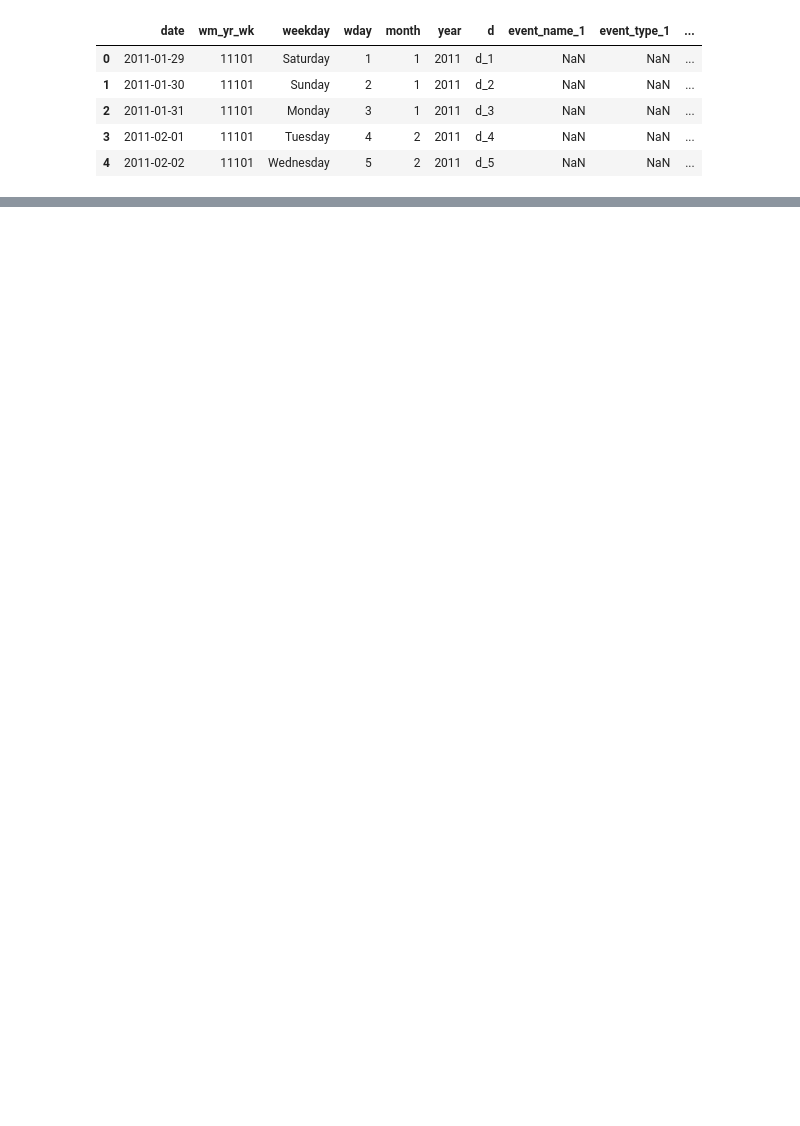
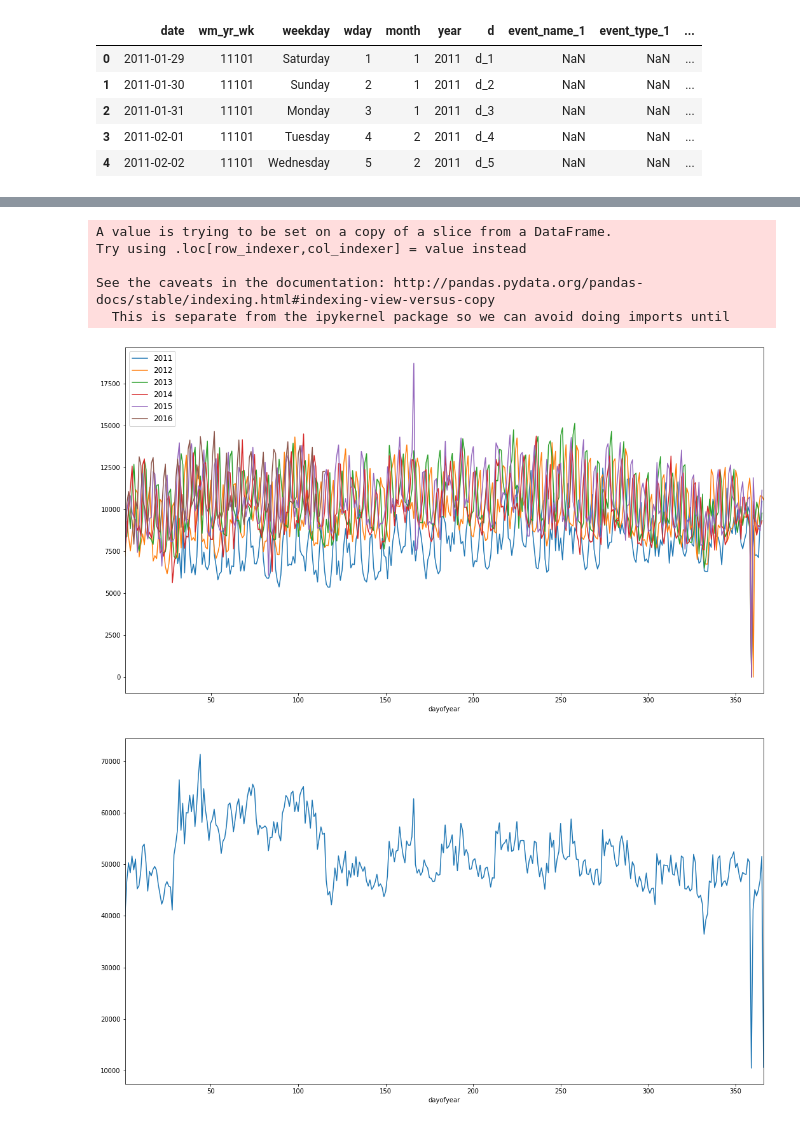
Before and after one commit to Mtaylert/Forecasting, a Jupyter notebook: code/Forecasting.ipynb, the cells around one changed output, grey strips where cells are left out. Drawn from its saved outputs; the diff is of its cells as text; code cells hidden in the pictures; blank space fills up the shorter version.

```diff
--- a/code/Forecasting.ipynb
+++ b/code/Forecasting.ipynb
@@ -55,0 +125,24 @@ texas.shape
+# %%
+def scatterbyday(df):
+    data=df[['year','date','sales']]
+    data['dayofyear'] = pd.DatetimeIndex(data['date']).dayofyear
+
+    for y in list(data['year'].drop_duplicates()):
+        dfgr = data[data['year']==y]
+        dfgr = dfgr.groupby(['dayofyear'])['sales'].sum()
+        dfgr.plot(figsize=(18,10))
+    plt.legend(list(data['year'].drop_duplicates()),fontsize=12,loc='upper left')
+    plt.show()
+
+    dayofyear = data.groupby(['dayofyear'])['sales'].sum()
+    dayofyear.plot(figsize=(18,10))
+# %%
+scatterbyday(texas)
+# %% [output]
+A value is trying to be set on a copy of a slice from a DataFrame.
+Try using .loc[row_indexer,col_indexer] = value instead
+
+See the caveats in the documentation: http://pandas.pydata.org/pandas-docs/stable/indexing.html#indexing-view-versus-copy
+  This is separate from the ipykernel package so we can avoid doing imports until
+[figure, added]
+[figure, added]
```
Also changed, not shown: parts of 12 cells of this notebook.
